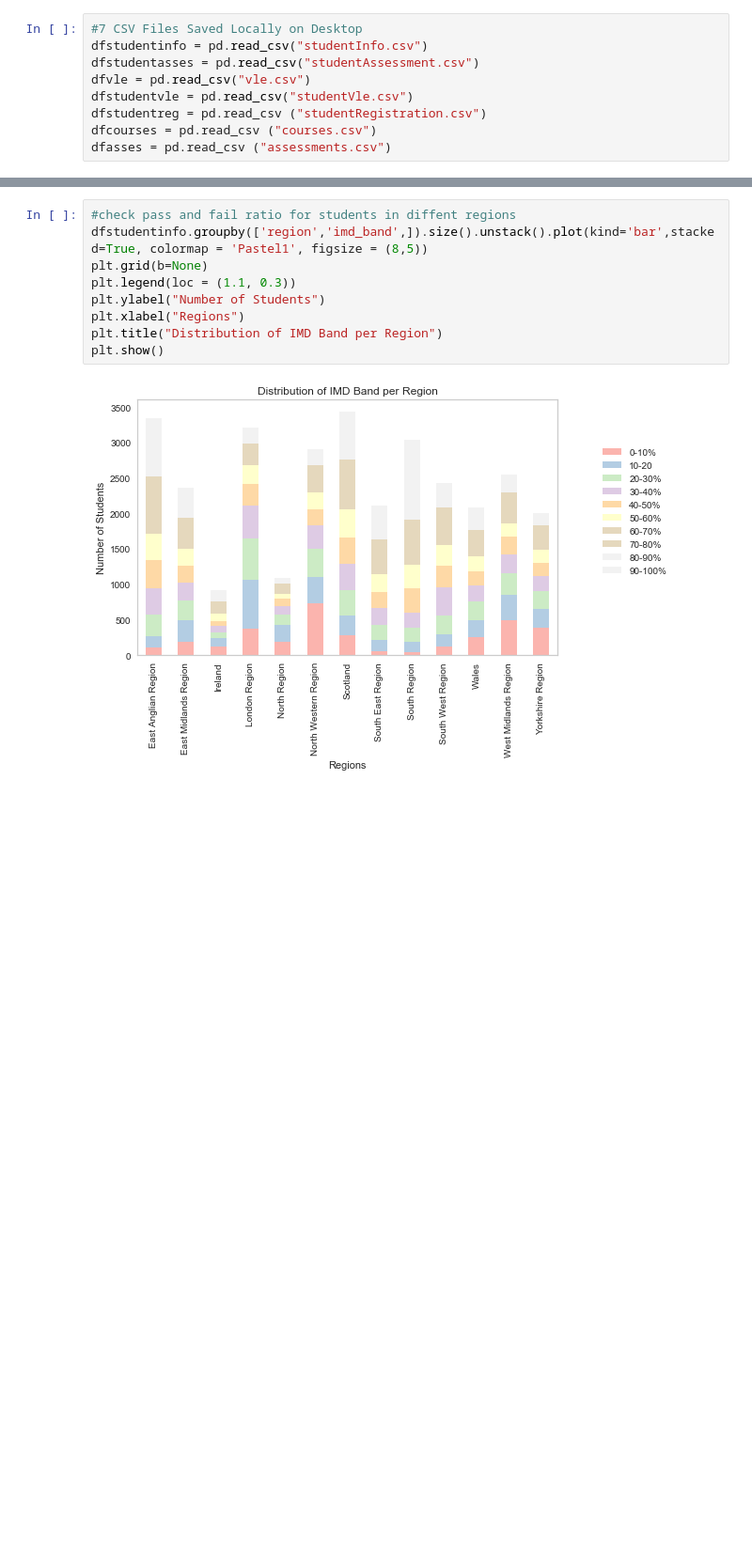
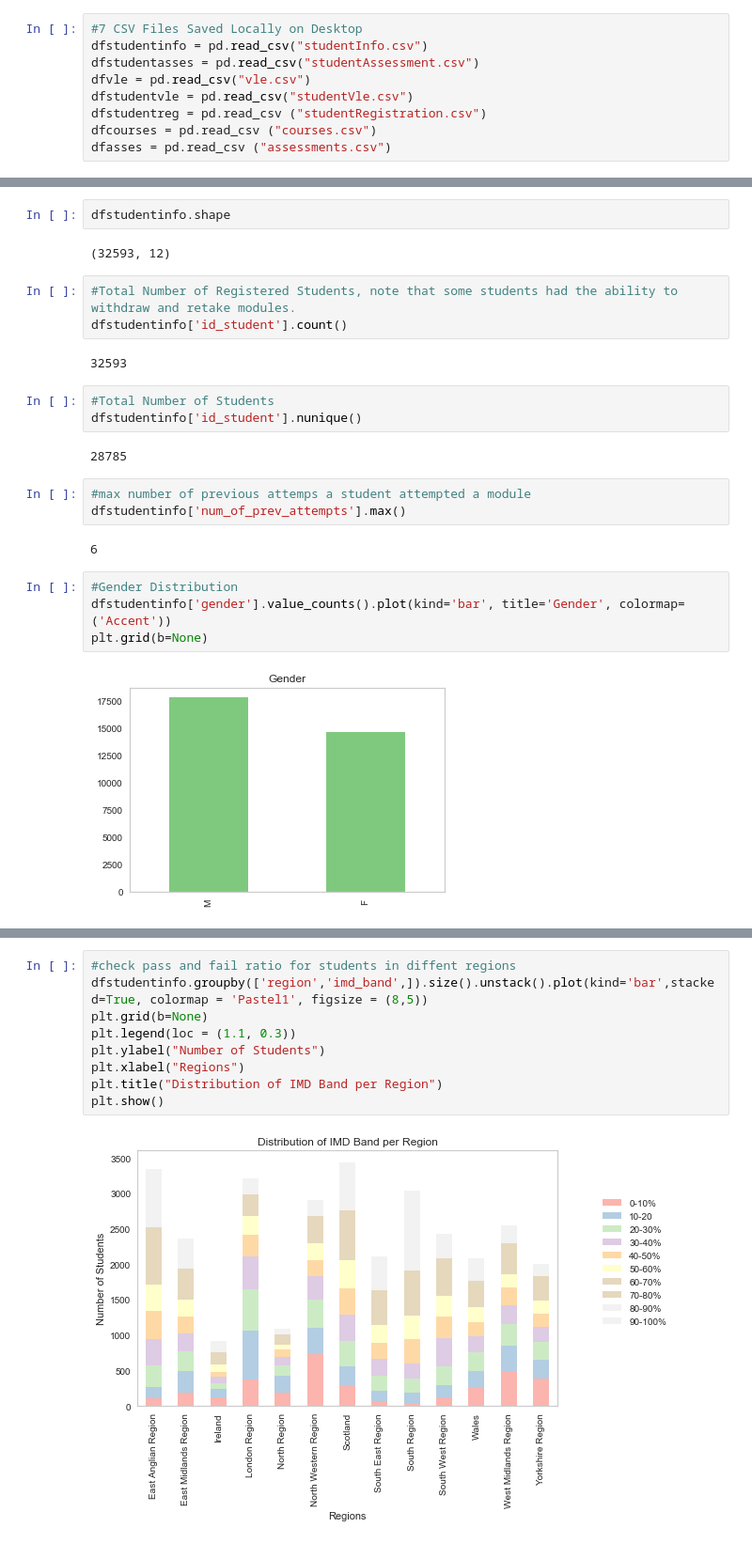
Before and after one commit to riveramarc1986/Capstone-Project-EDA-Notebooks, a Jupyter notebook: Phase 1 Exploratory Data Analysis.ipynb, the cells around one changed output, grey strips where cells are left out. Shown at 94% size. Drawn from its saved outputs; the diff is of its cells as text; blank space fills up the shorter version.

```diff
--- a/Phase 1 Exploratory Data Analysis.ipynb
+++ b/Phase 1 Exploratory Data Analysis.ipynb
@@ -63,0 +67,25 @@ dfstudentinfo['region'].nunique()
+# %%
+dfstudentinfo.shape
+# %% [output]
+(32593, 12)
+# %%
+#Total Number of Registered Students, note that some students had the ability to withdraw and retake modules.
+dfstudentinfo['id_student'].count()
+# %% [output]
+32593
+# %%
+#Total Number of Students
+dfstudentinfo['id_student'].nunique()
+# %% [output]
+28785
+# %%
+#max number of previous attemps a student attempted a module
+dfstudentinfo['num_of_prev_attempts'].max()
+# %% [output]
+6
+# %%
+#Gender Distribution
+dfstudentinfo['gender'].value_counts().plot(kind='bar', title='Gender', colormap=('Accent'))
+plt.grid(b=None)
+# %% [output]
+[figure, added]
```
Also changed, not shown: parts of 29 cells of this notebook.
